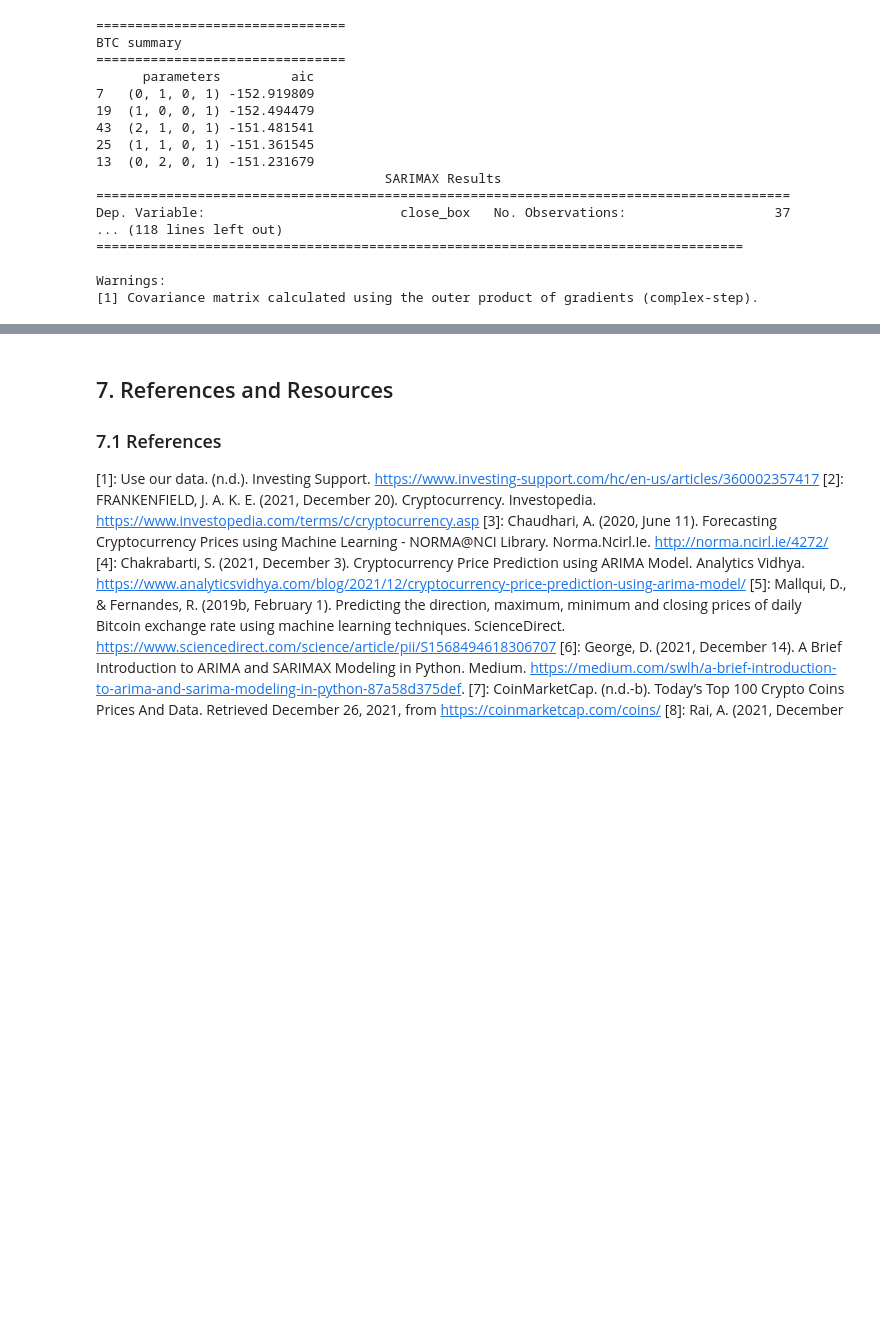
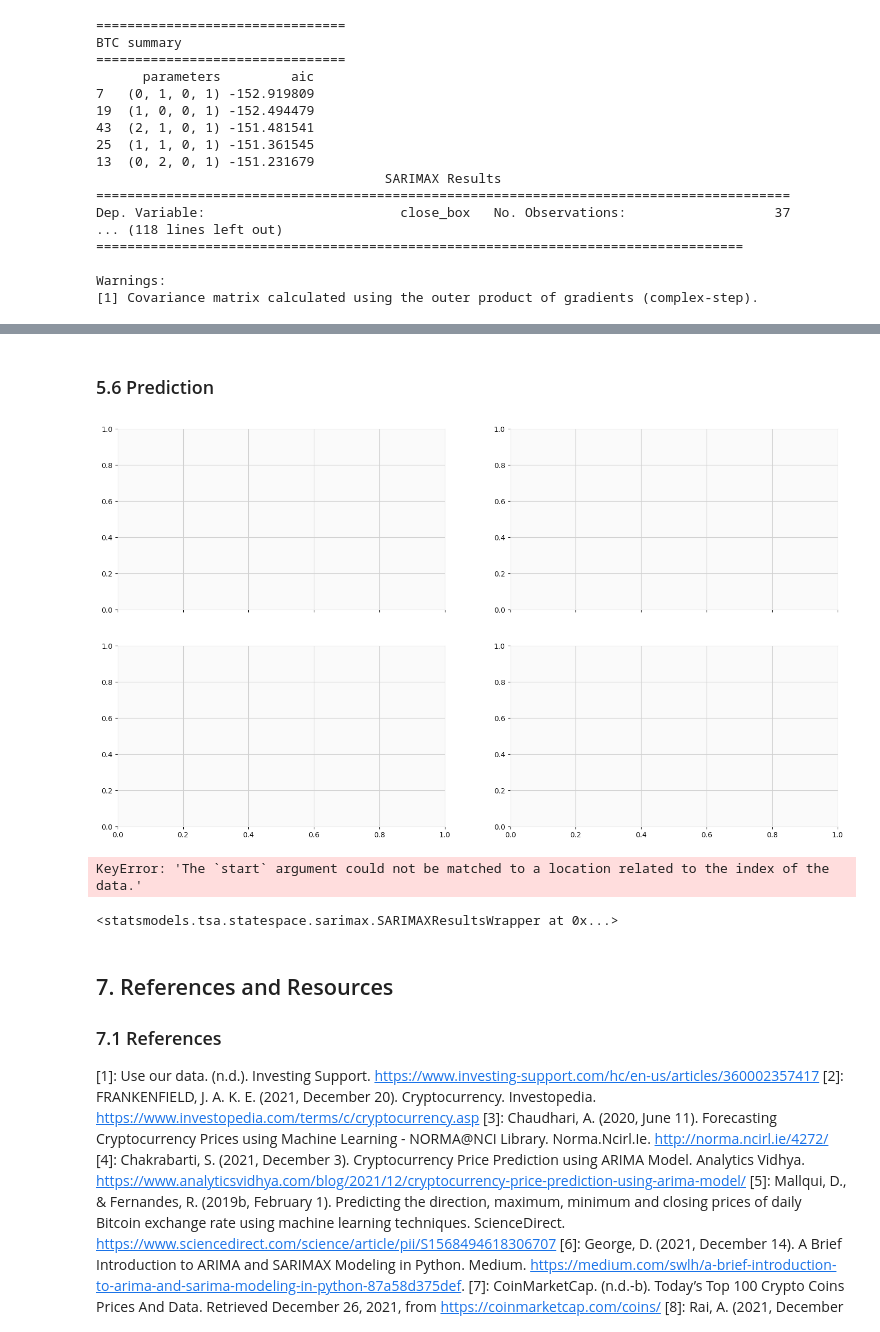
Before and after one commit to gshudhanshu/CM2015-Programming-with-data_Mid-term, a Jupyter notebook: CM2015_Mid-term.ipynb, the cells around one changed output, grey strips where cells are left out. Drawn from its saved outputs; the diff is of its cells as text; code cells hidden in the pictures; blank space fills up the shorter version.

```diff
--- a/CM2015_Mid-term.ipynb
+++ b/CM2015_Mid-term.ipynb
@@ -636,3 +653,60 @@ Dickey–Fuller test for XRP: p=0.000000
+# %% [markdown]
+### 5.6 Prediction
+# %%
+fig, axes = plt.subplots(ncols=2, nrows=2, sharex=True, figsize=(18,10))
+
+
+# Inverse Box-Cox Transformation Function
+def invboxcox(y,lmbda):
+   if lmbda == 0:
+      return(np.exp(y))
+   else:
+      return(np.exp(np.log(lmbda*y+1)/lmbda))
+
+# Prediction
+
+# for symbol in monthMean:
+#
+#     btc_month_sarima = monthMean[symbol][['Close']]
+#     date_list = [datetime(2022, 1, 30), datetime(2022, 2, 28), datetime(2022, 3, 30)]
+#     future = pd.DataFrame(index=date_list, columns= monthMean[symbol].columns)
+#     btc_month_sarima = pd.concat([btc_month_sarima, future])
+#
+#     btc_month_sarima['forecast'] = invBoxcox(best_models[symbol].predict(start=12, end=75), lmbda)
+#
+#     btc_month_sarima.Close.plot(linewidth=3)
+#     btc_month_sarima.forecast.plot(color='r', ls='--', label='forecast', linewidth=3)
+#     plt.legend()
+#     plt.title('Bitcoin Monthly Close Forecast')
+#
+#
+# plt.ylabel('USD')
+# plt.grid()
+# plt.show()
+# %% [output]
+[figure, added]
+# %%
+# Prediction
+btc_month_pred = monthMean['BTC'][['Close']]
+date_list = [datetime(2022, 1, 28), datetime(2022, 2, 28), datetime(2022, 3, 28)]
+future = pd.DataFrame(index=date_list, columns= monthMean['BTC'].columns)
+btc_month_pred = pd.concat([btc_month_pred, future])
+
+#btc_month_pred['forecast'] = invboxcox(best_model.predict(start=0, end=75), lmbda)
+btc_month_pred['forecast'] = invboxcox(best_models['BTC'].predict(start=datetime(2019, 1, 28), end=datetime(2022, 3, 28)), lmbda)
+
+btc_month_pred.Close.plot(linewidth=3)
+btc_month_pred.forecast.plot(color='r', ls='--', label='Predicted Close', linewidth=3)
+plt.legend()
+plt.grid()
+plt.title('Bitcoin monthly forecast')
+plt.ylabel('USD')
+# %% [output]
+KeyError: 'The `start` argument could not be matched to a location related to the index of the data.'
+# %%
+best_models['BTC']
+# %% [output]
+<statsmodels.tsa.statespace.sarimax.SARIMAXResultsWrapper at 0x...>
 # %% [markdown]
 ## 7. References and Resources
 ### 7.1 References
```
Also changed, not shown: parts of 3 cells of this notebook.
